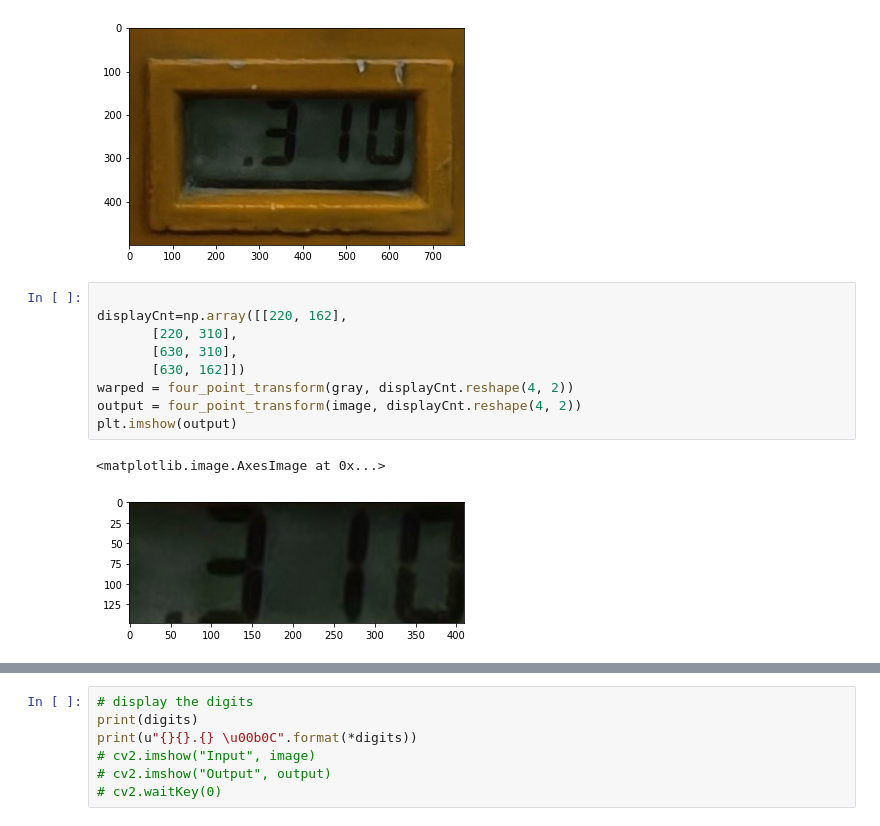
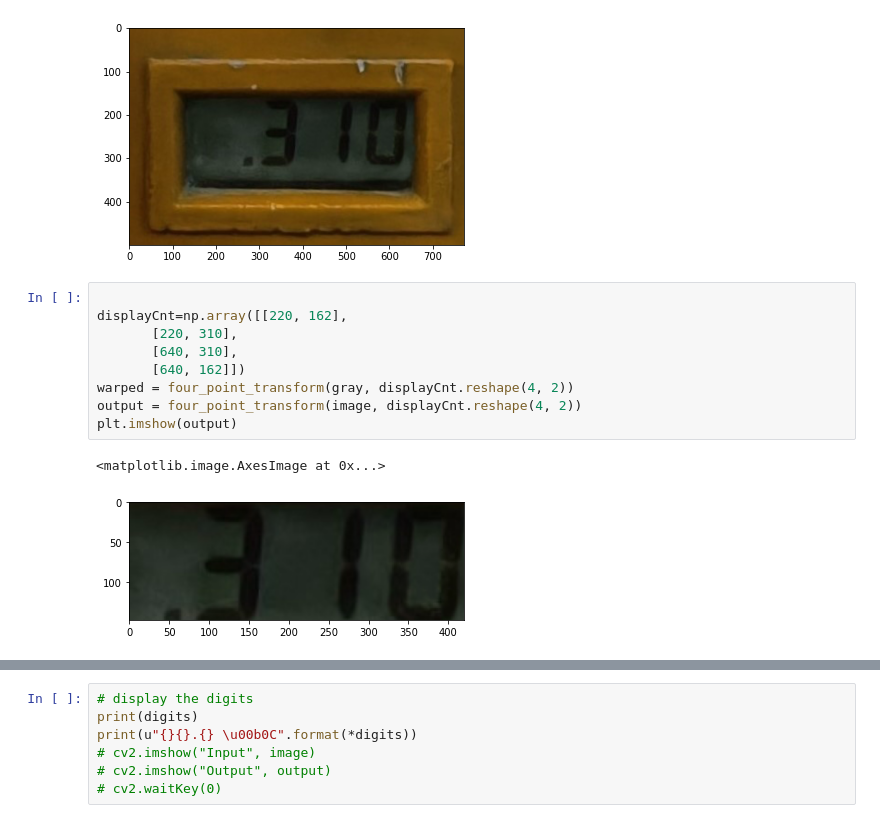
Before and after one commit to DivyanshNatani/OCR-Display-Digitalisation, a Jupyter notebook: seven-seg/7-seg-lab-image.ipynb, the cells around one changed output, grey strips where cells are left out. Drawn from its saved outputs; the diff is of its cells as text.

```diff
--- a/seven-seg/7-seg-lab-image.ipynb
+++ b/seven-seg/7-seg-lab-image.ipynb
@@ -87,12 +87,12 @@ plt.imshow(image)
 # %%
 
 displayCnt=np.array([[220, 162],
        [220, 310],
-       [630, 310],
-       [630, 162]])
+       [640, 310],
+       [640, 162]])
 warped = four_point_transform(gray, displayCnt.reshape(4, 2))
 output = four_point_transform(image, displayCnt.reshape(4, 2))
 plt.imshow(output)
 # %% [output]
 <matplotlib.image.AxesImage at 0x...>
-[figure, old version]
+[figure, new version]
```
Also changed, not shown: parts of 15 cells of this notebook, 11 other files.
